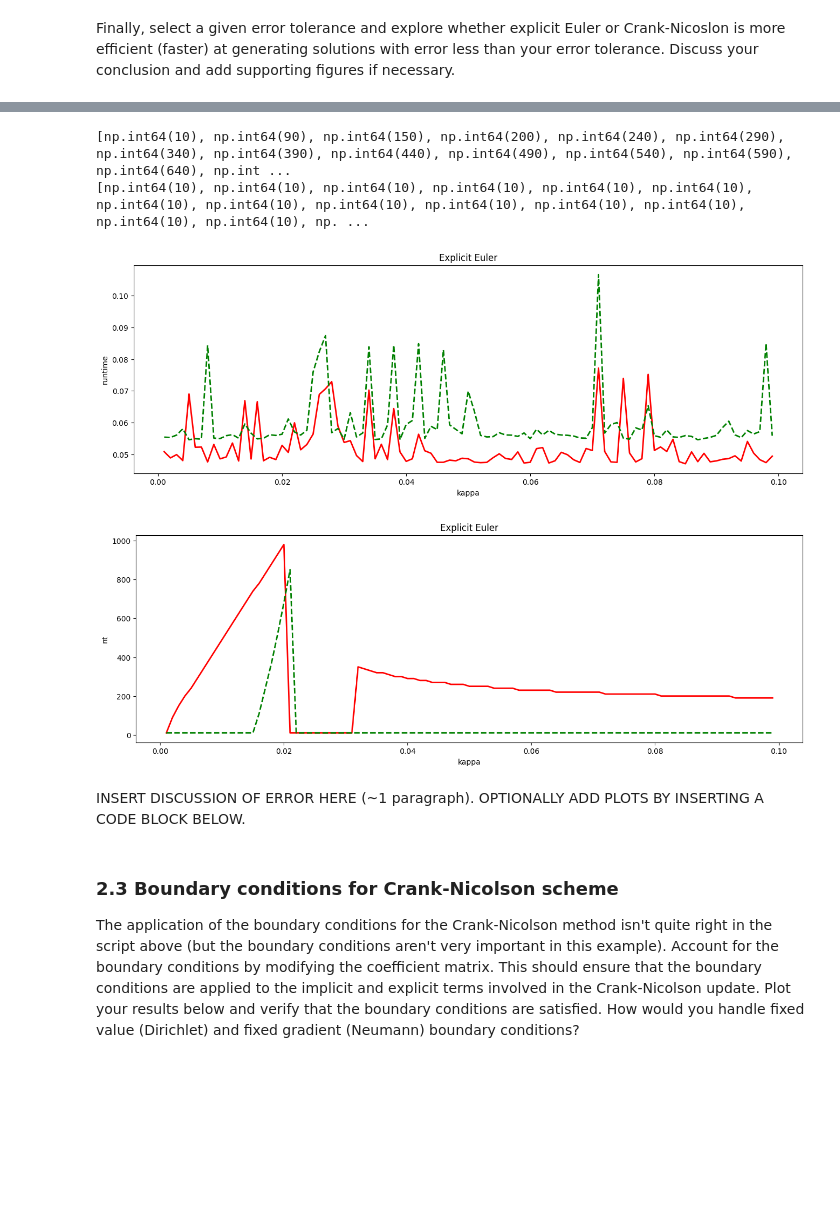
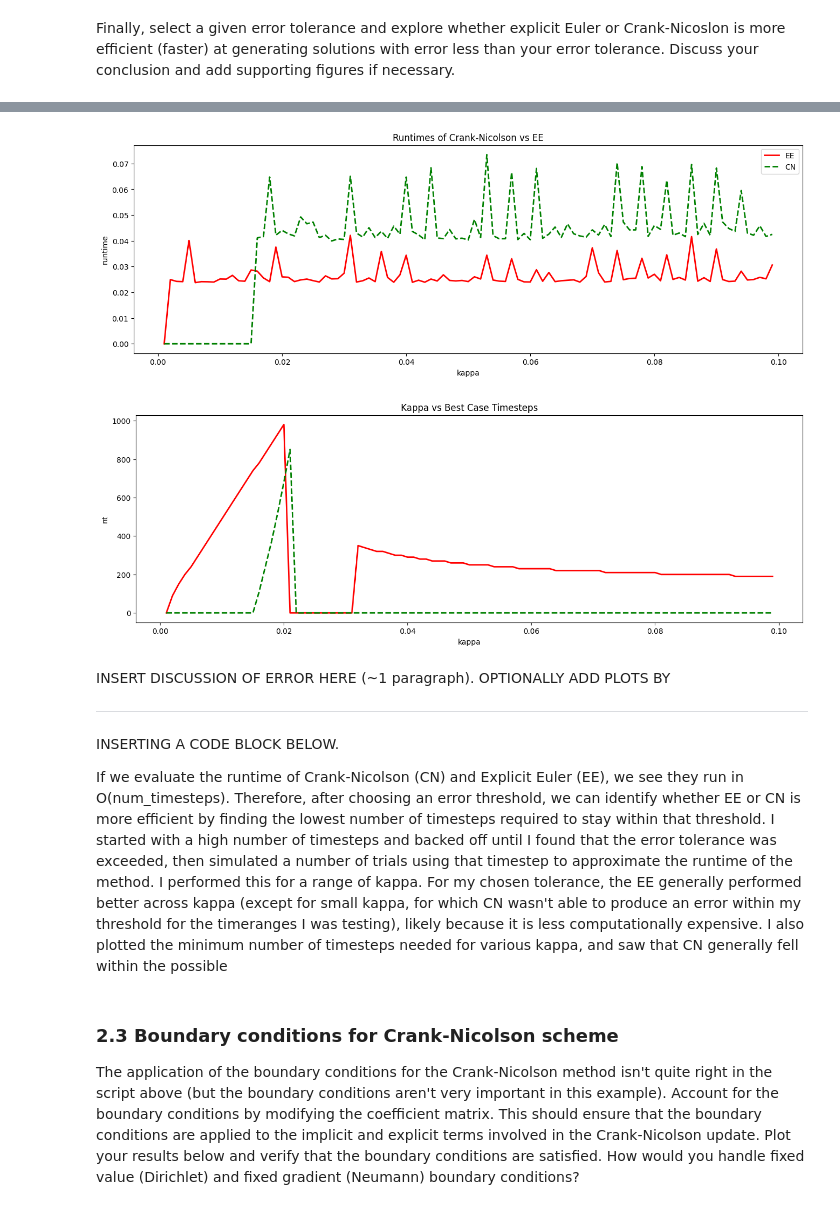
Before and after one commit to johnryantaylor/QCES, a Jupyter notebook: Project1_numerical_methods.ipynb, the cells around one changed output, grey strips where cells are left out. Cells and saved outputs as stored; diff of their text form; code cells hidden in the pictures; blank space fills up the shorter version.

```diff
--- a/Project1_numerical_methods.ipynb
+++ b/Project1_numerical_methods.ipynb
@@ -437,6 +440,7 @@ def get_lowest_fidelity_resolution_within_threshold(kappa, error_tolerance, time
     x = np.linspace(x_start, x_end, Nx)
     exact = (4*np.pi*kappa*20)**(-0.5)*np.exp(-x**2 / (4*kappa*20))
     best_Nt = num_timesteps[-1]
+    best_error = 0
     for Nt in num_timesteps[::-1]:
       t = np.linspace(t_start, t_end, Nt)
       result = timestep_method(x, t, kappa)
@@ -444,6 +448,9 @@ def get_lowest_fidelity_resolution_within_threshold(kappa, error_tolerance, time
       if error > error_tolerance:
         return best_Nt
       best_Nt = Nt
+      best_error = error
+    if best_error < error_tolerance:
+      return best_Nt
     return -1
 # %%
 def stimulate_runtime(best_nt, kappa, timestep_method):
@@ -464,7 +471,7 @@ def stimulate_runtime(best_nt, kappa, timestep_method):
 def get_runtime_of_method(kappa, error_tolerance, timestep_method):
   best_nt = get_lowest_fidelity_resolution_within_threshold(kappa, error_tolerance, timestep_method)
   if best_nt == -1:
-    return -1, 0
+    return 0, 0
   return stimulate_runtime(best_nt, kappa, timestep_method), best_nt
 # %%
 kappas = np.arange(min_kappa, max_kappa, kappa_step_size)
@@ -532,37 +497,38 @@ for k in kappas:
-# %%
-print(ee_nts)
-print(cn_nts)
-# %% [output]
-[np.int64(10), np.int64(90), np.int64(150), np.int64(200), np.int64(240), np.int64(290), np.int64(340), np.int64(390), np.int64(440), np.int64(490), np.int64(540), np.int64(590), np.int64(640), np.int ...
-[np.int64(10), np.int64(10), np.int64(10), np.int64(10), np.int64(10), np.int64(10), np.int64(10), np.int64(10), np.int64(10), np.int64(10), np.int64(10), np.int64(10), np.int64(10), np.int64(10), np. ...
 # %%
 plt.figure(figsize=(16, 5))
 
 plt.plot(kappas, ee_runtimes, 'r', label='EE', linewidth=2)
 plt.xlabel('kappa')
 plt.ylabel('runtime')
-plt.title('Explicit Euler')
+plt.title('Runtimes of Crank-Nicolson vs EE')
 
 plt.plot(kappas, cn_runtimes, 'g--', label='CN', linewidth=2)
+plt.legend()
 
 plt.show()
 # %% [output]
-[figure, old version]
+[figure, new version]
 # %%
 plt.figure(figsize=(16, 5))
 
 plt.plot(kappas, ee_nts, 'r', label='EE', linewidth=2)
 plt.xlabel('kappa')
 plt.ylabel('nt')
-plt.title('Explicit Eulter')
+plt.title('Kappa vs Best Case Timesteps')
 
 plt.plot(kappas, cn_nts, 'g--', label='CN', linewidth=2)
 
 plt.show()
 # %% [output]
-[figure, old version]
+[figure, new version]
-# %% [markdown]
-INSERT DISCUSSION OF ERROR HERE (~1 paragraph).  OPTIONALLY ADD PLOTS BY INSERTING A CODE BLOCK BELOW.
+# %% [markdown]
+INSERT DISCUSSION OF ERROR HERE (~1 paragraph).  OPTIONALLY ADD PLOTS BY
+
+---
+
+INSERTING A CODE BLOCK BELOW.
+
+If we evaluate the runtime of Crank-Nicolson (CN) and Explicit Euler (EE), we see they run in O(num_timesteps). Therefore, after choosing an error threshold, we can identify whether EE or CN is more efficient by finding the lowest number of timesteps required to stay within that threshold. I started with a high number of timesteps and backed off until I found that the error tolerance was exceeded, then simulated a number of trials using that timestep to approximate the runtime of the method. I performed this for a range of kappa. For my chosen tolerance, the EE generally performed better across kappa (except for small kappa, for which CN wasn't able to produce an error within my threshold for the timeranges I was testing), likely because it is less computationally expensive. I also plotted the minimum number of timesteps needed for various kappa, and saw that CN generally fell within the possible
 # %% [markdown]
 ### 2.3 Boundary conditions for Crank-Nicolson scheme
 <a id='section2pt3'></a>
```
Also changed, not shown: parts of 11 cells of this notebook.
